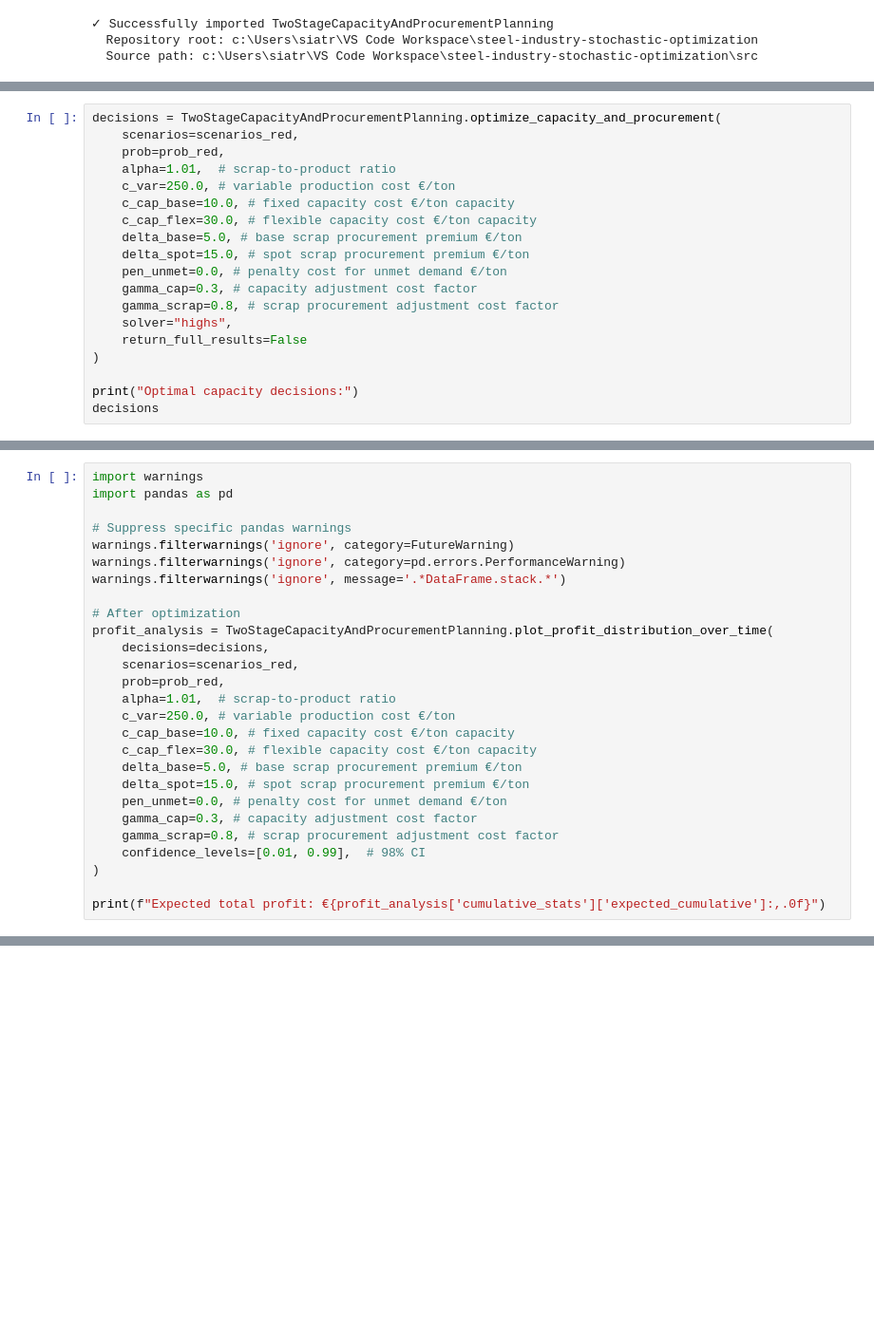
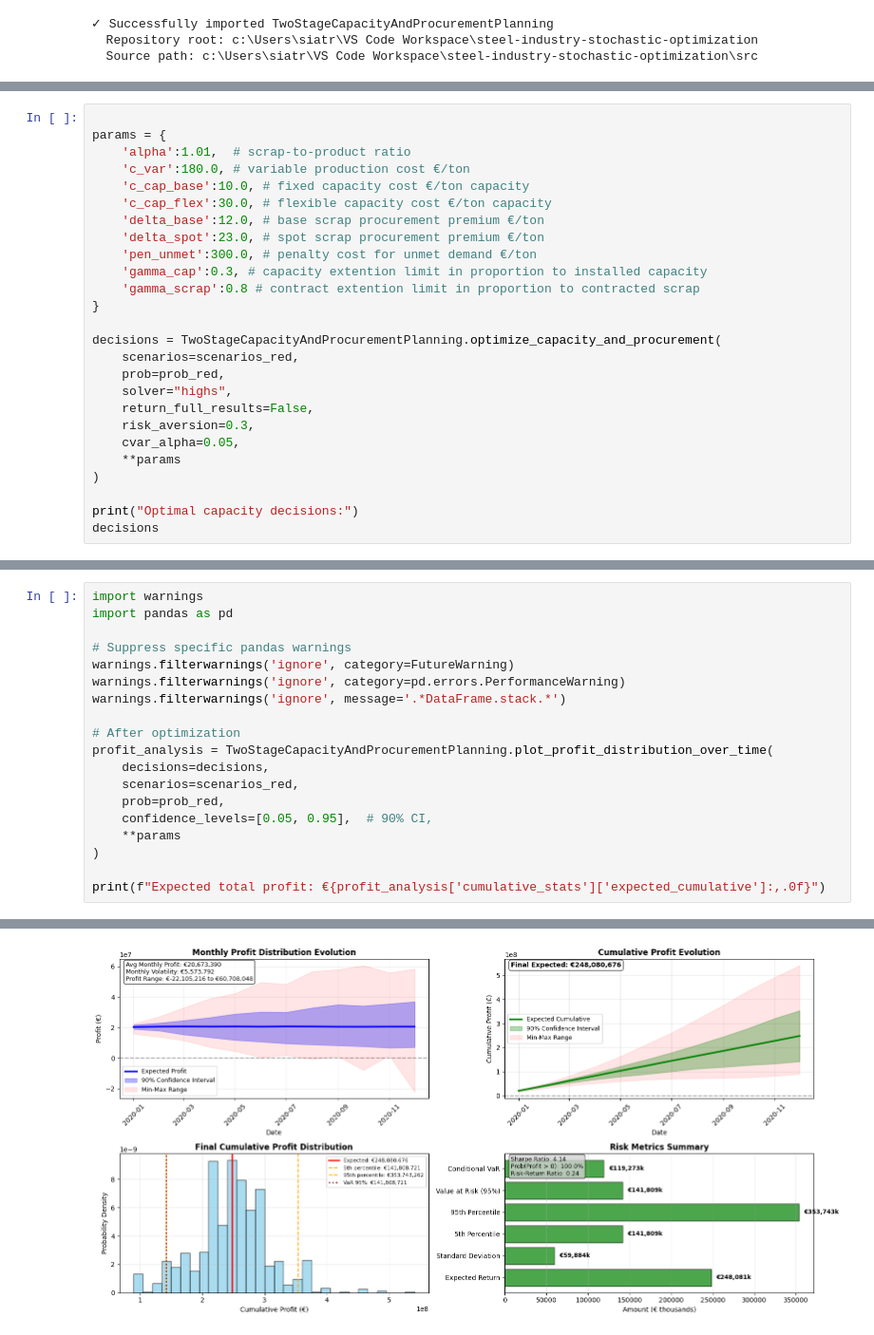
Before and after one commit to SiatrasVasilis/steel-industry-stochastic-optimization, a Jupyter notebook: notebooks/basic_usage.ipynb, the cells around one changed output, grey strips where cells are left out. Shown at 95% size. Cells and saved outputs as stored; diff of their text form; blank space fills up the shorter version.

```diff
--- a/notebooks/basic_usage.ipynb
+++ b/notebooks/basic_usage.ipynb
@@ -115,18 +294,25 @@ fig, axes = TwoStageCapacityAndProcurementPlanning.plot_scenarios_evolution(
 # %%
+
+params = {
+    'alpha':1.01,  # scrap-to-product ratio
+    'c_var':180.0, # variable production cost €/ton
+    'c_cap_base':10.0, # fixed capacity cost €/ton capacity
+    'c_cap_flex':30.0, # flexible capacity cost €/ton capacity
+    'delta_base':12.0, # base scrap procurement premium €/ton
+    'delta_spot':23.0, # spot scrap procurement premium €/ton
+    'pen_unmet':300.0, # penalty cost for unmet demand €/ton
+    'gamma_cap':0.3, # capacity extention limit in proportion to installed capacity
+    'gamma_scrap':0.8 # contract extention limit in proportion to contracted scrap
+}
+
 decisions = TwoStageCapacityAndProcurementPlanning.optimize_capacity_and_procurement(
     scenarios=scenarios_red,
     prob=prob_red,
-    alpha=1.01,  # scrap-to-product ratio
-    c_var=250.0, # variable production cost €/ton
-    c_cap_base=10.0, # fixed capacity cost €/ton capacity
-    c_cap_flex=30.0, # flexible capacity cost €/ton capacity
-    delta_base=5.0, # base scrap procurement premium €/ton
-    delta_spot=15.0, # spot scrap procurement premium €/ton
-    pen_unmet=0.0, # penalty cost for unmet demand €/ton
-    gamma_cap=0.3, # capacity adjustment cost factor
-    gamma_scrap=0.8, # scrap procurement adjustment cost factor
     solver="highs",
-    return_full_results=False
+    return_full_results=False,
+    risk_aversion=0.3,
+    cvar_alpha=0.05,
+    **params
 )
 
 print("Optimal capacity decisions:")
@@ -145,16 +364,9 @@ profit_analysis = TwoStageCapacityAndProcurementPlanning.plot_profit_distributio
     decisions=decisions,
     scenarios=scenarios_red,
     prob=prob_red,
-    alpha=1.01,  # scrap-to-product ratio
-    c_var=250.0, # variable production cost €/ton
-    c_cap_base=10.0, # fixed capacity cost €/ton capacity
-    c_cap_flex=30.0, # flexible capacity cost €/ton capacity
-    delta_base=5.0, # base scrap procurement premium €/ton
-    delta_spot=15.0, # spot scrap procurement premium €/ton
-    pen_unmet=0.0, # penalty cost for unmet demand €/ton
-    gamma_cap=0.3, # capacity adjustment cost factor
-    gamma_scrap=0.8, # scrap procurement adjustment cost factor
-    confidence_levels=[0.01, 0.99],  # 98% CI
+    confidence_levels=[0.05, 0.95],  # 90% CI,
+    **params
 )
 
 print(f"Expected total profit: €{profit_analysis['cumulative_stats']['expected_cumulative']:,.0f}")
+# %% [output]
@@ -160,0 +390 @@ print(f"Expected total profit: €{profit_analysis['cumulative_stats']['expected
+[figure, added]
```
Also changed, not shown: parts of 17 cells of this notebook.
